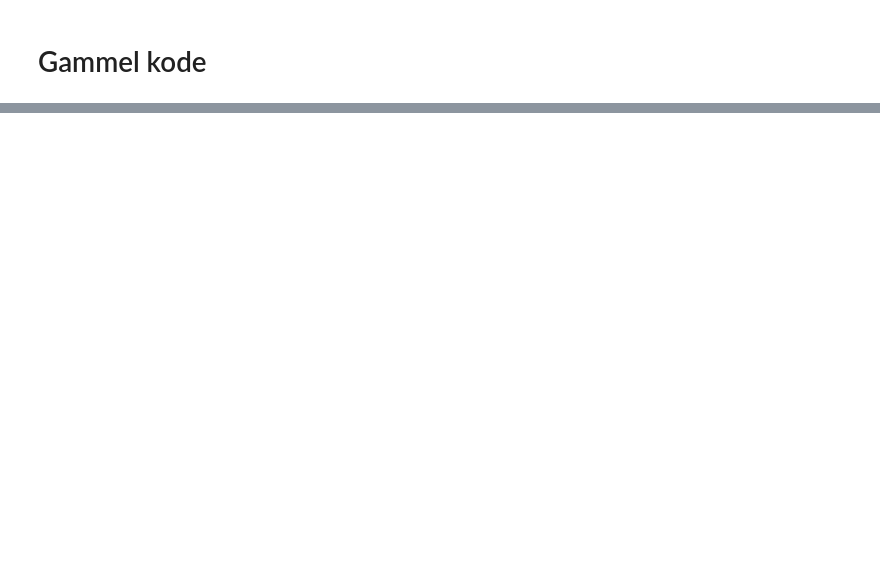
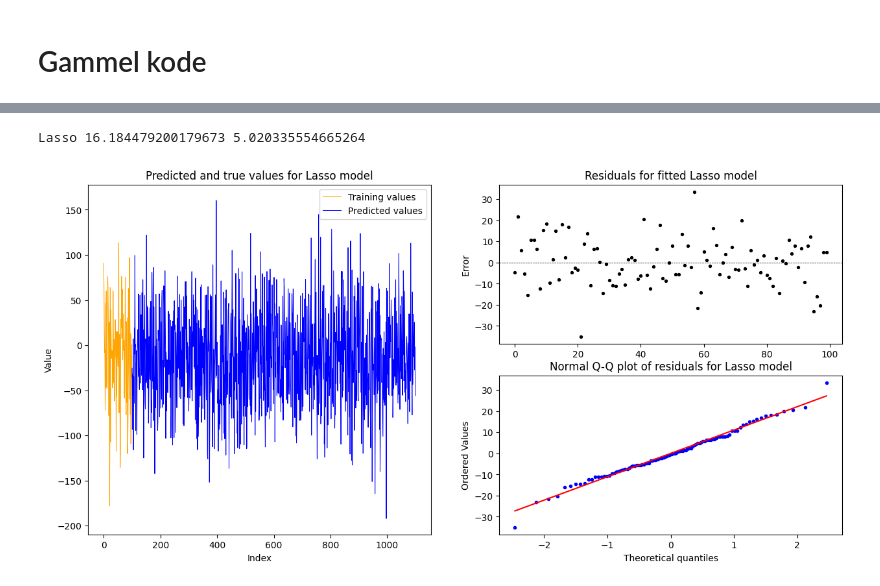
Before and after one commit to andrespat01/CompDataAnalysis, a Jupyter notebook: Case 1/Jonatans kode/Ubrugt kode.ipynb, the cells around one changed output, grey strips where cells are left out. Saved outputs shown, nothing was run; the diff lists cells and outputs as text; code cells hidden in the pictures; blank space fills up the shorter version.

```diff
--- a/Case 1/Jonatans kode/Ubrugt kode.ipynb
+++ b/Case 1/Jonatans kode/Ubrugt kode.ipynb
@@ -130,0 +172,57 @@ ax.yaxis.grid(True)
+# %%
+RMSE_lasso = pickle.load(open('RMSE_dict_final.pkl', 'rb'))
+
+RMSE_lasso
+
+for key in RMSE_lasso.keys():
+    print(key, RMSE_lasso[key].mean(), RMSE_lasso[key].std())
+
+
+#Save mean RMSE for lasso as txt file
+with open('RMSE_lasso.txt', 'w') as f:
+    for key in RMSE_lasso.keys():
+        f.write(f'{RMSE_lasso[key].mean()}')
+# %% [output]
+Lasso 16.184479200179673 5.020335554665264
+# %%
+residuals = np.loadtxt('residuals.txt')
+
+#plt.plot(residuals, 'o')
+
+#plt.show()
+from matplotlib.gridspec import GridSpec
+
+preds = np.loadtxt("case1Data_yhat_lasso.txt")
+
+tmp = np.concatenate((y_vec, preds), axis = 0)
+
+#plot with y_vec part oragne and preds part blue
+
+gs = GridSpec(2, 2, figure = plt.figure(figsize = (15, 7)))
+
+ax0 = plt.subplot(gs[:, 0])
+
+ax0.plot(range(0,100), tmp[:100], '-', color = 'orange', label = 'Training values', linewidth = 0.75)
+ax0.plot(range(100, 1100), tmp[100:], '-', color = 'blue', label = 'Predicted values', linewidth = 0.75)
+ax0.set_xlabel('Index')
+ax0.set_ylabel('Value')
+ax0.legend()
+ax0.set_title('Predicted and true values for Lasso model')
+
+ax1 = plt.subplot(gs[0, 1])
+ax2 = plt.subplot(gs[1, 1])
+
+ax1.scatter(range(100), residuals, color = 'black', s = 8, label = 'Residuals')
+ax1.axhline(0, color='black', lw=0.5, linestyle='--')
+ax1.set_ylabel('Error')
+ax1.set_title('Residuals for fitted Lasso model')
+
+stats.probplot(residuals, dist="norm", plot=ax2)
+for line in ax2.get_lines():
+    line.set_markersize(3)
+ax2.set_title('Normal Q-Q plot of residuals for Lasso model')
+ax2.set_xlabel('Theoretical quantiles')
+ax2.set_ylabel('Ordered Values')
+plt.show()
+# %% [output]
+[figure, added]
```
Also changed, not shown: parts of 5 cells of this notebook, 9 other files.
